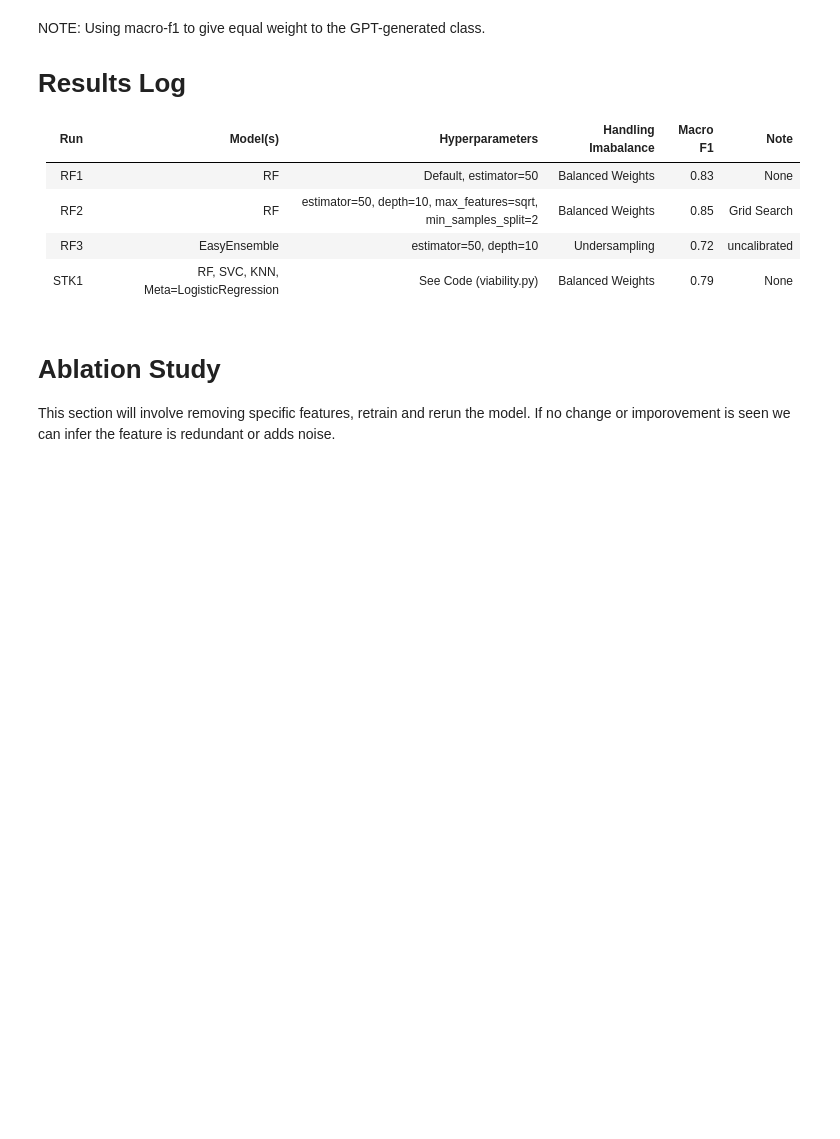
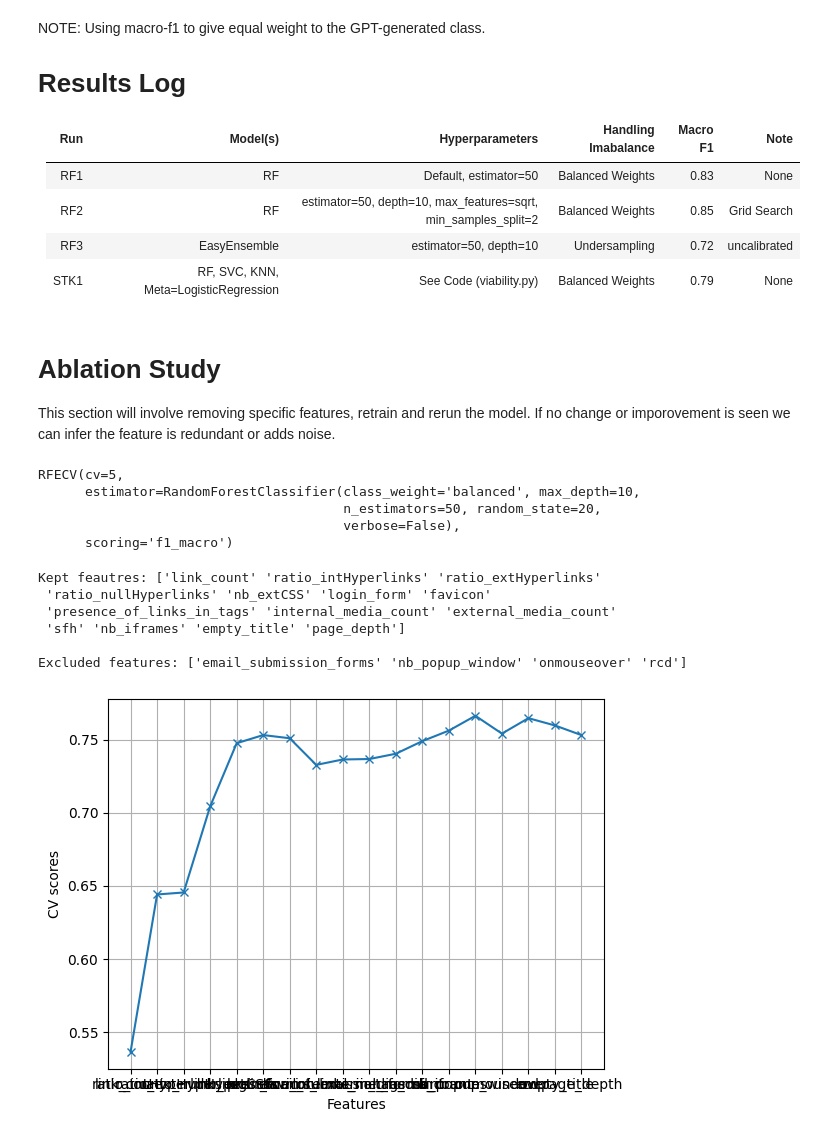
Before and after one commit to HmdMrdi/3YP, a Jupyter notebook: notebooks/model_notebook.ipynb, the cells around one changed output. Drawn from its saved outputs; the diff is of its cells as text; code cells hidden in the pictures; blank space fills up the shorter version.

```diff
--- a/notebooks/model_notebook.ipynb
+++ b/notebooks/model_notebook.ipynb
@@ -154,6 +157,72 @@ NOTE: Using macro-f1 to give equal weight to the GPT-generated class.
 # Ablation Study
 
 This section will involve removing specific features, retrain and rerun the model. If no change or imporovement is seen we can infer the feature is redundant or adds noise.
+# %%
+# X_encoded = X.copy()
+# for col in X_encoded.select_dtypes(include='object').columns:
+#     X_encoded[col] = LabelEncoder().fit_transform(X_encoded[col].astype(str))
+
+# # Fit RFE on encoded data
+# model = RandomForestClassifier(
+#     n_estimators=50, random_state=20, max_depth=10,
+#     class_weight='balanced', min_samples_split=2,
+#     max_features='sqrt'
+# )
+# rfe = RFECV(model, cv=5, scoring='f1_macro')
+# rfe.fit(X_encoded, y)
+
+# # Recover selected feature names from the ORIGINAL X
+# selected_features = X.columns[rfe.support_].tolist()
+# print("Selected features:", selected_features)
+# print(len(selected_features))
+# X_selected = X[selected_features]  # original strings intact for your pipeline
+
+feautres = ['link_count', 'ratio_intHyperlinks', 'ratio_extHyperlinks', 'ratio_nullHyperlinks', 'nb_extCSS', 'login_form',
+                    'favicon','presence_of_links_in_tags','email_submission_forms', 'internal_media_count', 'external_media_count',
+                    'sfh', 'nb_iframes', 'nb_popup_window','onmouseover', 'rcd', 'empty_title', 'page_depth']
+
+
+cat_cols = X.select_dtypes(include='object').columns
+oe = OrdinalEncoder(handle_unknown='use_encoded_value', unknown_value=-1)
+X_encoded = X.copy()
+X_encoded[cat_cols] = oe.fit_transform(X[cat_cols])
+
+#rfe = RFECV(estimator=RandomForestClassifier(), cv=5, scoring='f1_macro')
+rfe = RFECV(estimator=rfc, cv=5, scoring='f1_macro')
+rfe.fit(X_encoded, y)
+#print(rfe.cv_results_)
+# %% [output]
+RFECV(cv=5,
+      estimator=RandomForestClassifier(class_weight='balanced', max_depth=10,
+                                       n_estimators=50, random_state=20,
+                                       verbose=False),
+      scoring='f1_macro')
+# %%
+feautres = np.array(feautres)
+
+mask = rfe.support_
+#print(mask)
+negative_mask = ~mask
+
+print(f'Kept feautres: {feautres[mask]} \n')
+print(f'Excluded features: {feautres[negative_mask]}')
+
+#print(f'Best CV score: {rfe.cv_results_['mean_test_score']}')
+
+plt.figure()
+plt.plot(feautres, rfe.cv_results_['mean_test_score'], 'x-')
+plt.xlabel("Features")
+plt.ylabel("CV scores")
+plt.grid()
+plt.show()
+# %% [output]
+Kept feautres: ['link_count' 'ratio_intHyperlinks' 'ratio_extHyperlinks'
+ 'ratio_nullHyperlinks' 'nb_extCSS' 'login_form' 'favicon'
+ 'presence_of_links_in_tags' 'internal_media_count' 'external_media_count'
+ 'sfh' 'nb_iframes' 'empty_title' 'page_depth']
+
+Excluded features: ['email_submission_forms' 'nb_popup_window' 'onmouseover' 'rcd']
+[figure, added]
 # %%
 '''
 Learning curve
```
Also changed, not shown: parts of 4 cells of this notebook.
